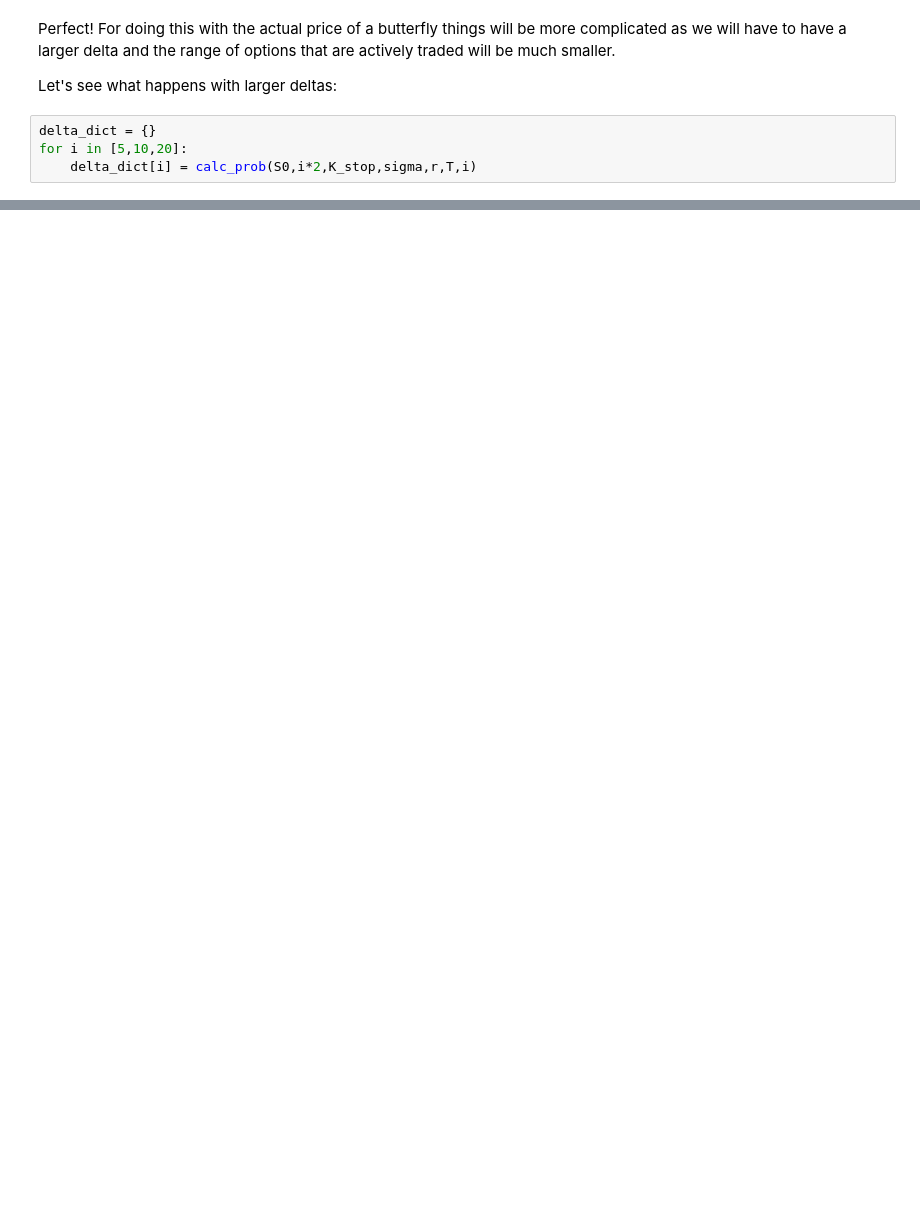
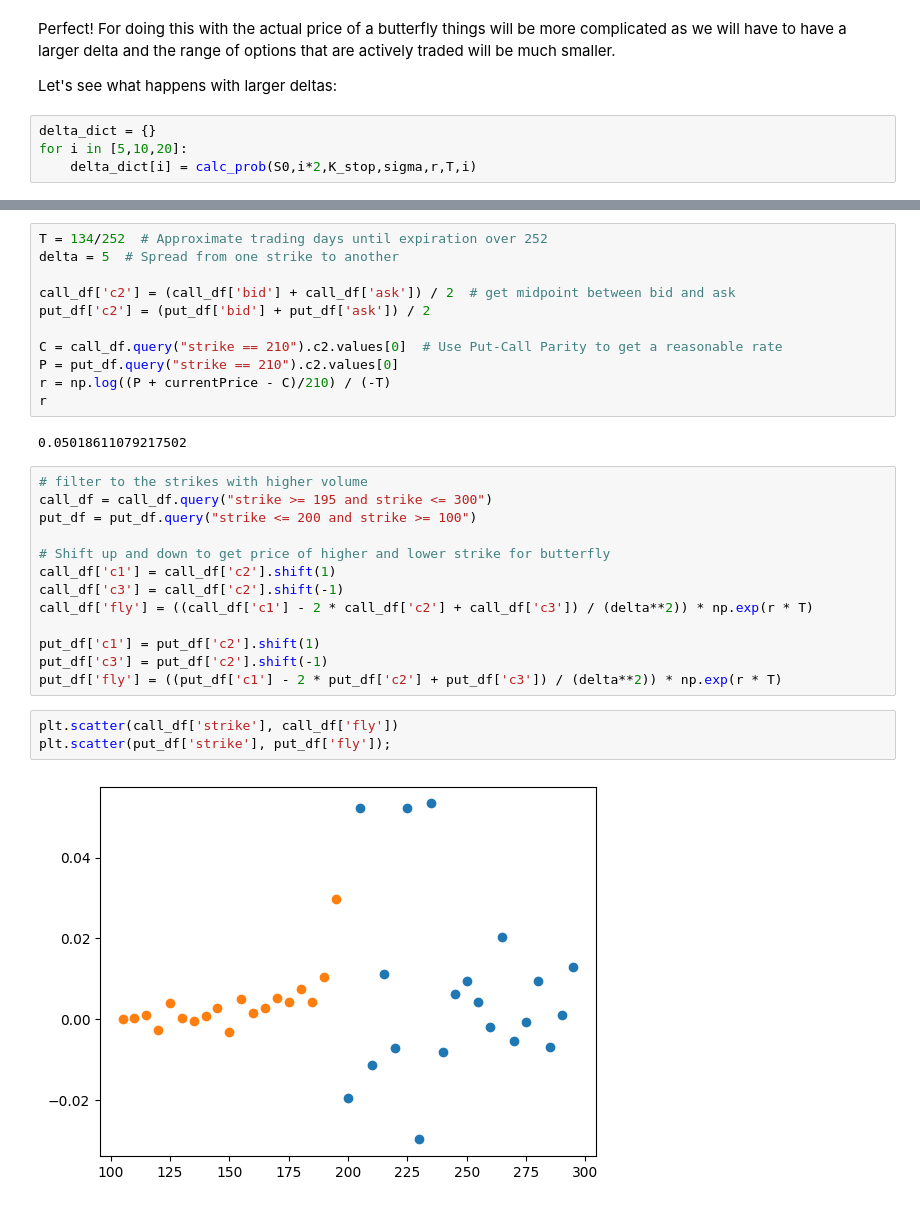
Before and after one commit to hdaniel17/options, a Jupyter notebook: implied-probability.ipynb, the cells around one changed output, grey strips where cells are left out. Drawn from its saved outputs; the diff is of its cells as text; blank space fills up the shorter version.

```diff
--- a/implied-probability.ipynb
+++ b/implied-probability.ipynb
@@ -174,0 +228,31 @@ plt.legend(['5 delta', '10 delta', '20 delta', 'B-S Assumed']);
+# %%
+T = 134/252  # Approximate trading days until expiration over 252
+delta = 5  # Spread from one strike to another
+
+call_df['c2'] = (call_df['bid'] + call_df['ask']) / 2  # get midpoint between bid and ask
+put_df['c2'] = (put_df['bid'] + put_df['ask']) / 2
+
+C = call_df.query("strike == 210").c2.values[0]  # Use Put-Call Parity to get a reasonable rate
+P = put_df.query("strike == 210").c2.values[0]
+r = np.log((P + currentPrice - C)/210) / (-T)
+r
+# %% [output]
+0.05018611079217502
+# %%
+# filter to the strikes with higher volume
+call_df = call_df.query("strike >= 195 and strike <= 300")
+put_df = put_df.query("strike <= 200 and strike >= 100")
+
+# Shift up and down to get price of higher and lower strike for butterfly
+call_df['c1'] = call_df['c2'].shift(1)
+call_df['c3'] = call_df['c2'].shift(-1)
+call_df['fly'] = ((call_df['c1'] - 2 * call_df['c2'] + call_df['c3']) / (delta**2)) * np.exp(r * T)
+
+put_df['c1'] = put_df['c2'].shift(1)
+put_df['c3'] = put_df['c2'].shift(-1)
+put_df['fly'] = ((put_df['c1'] - 2 * put_df['c2'] + put_df['c3']) / (delta**2)) * np.exp(r * T)
+# %%
+plt.scatter(call_df['strike'], call_df['fly'])
+plt.scatter(put_df['strike'], put_df['fly']);
+# %% [output]
+[figure, added]
```
Also changed, not shown: parts of 8 cells of this notebook.
